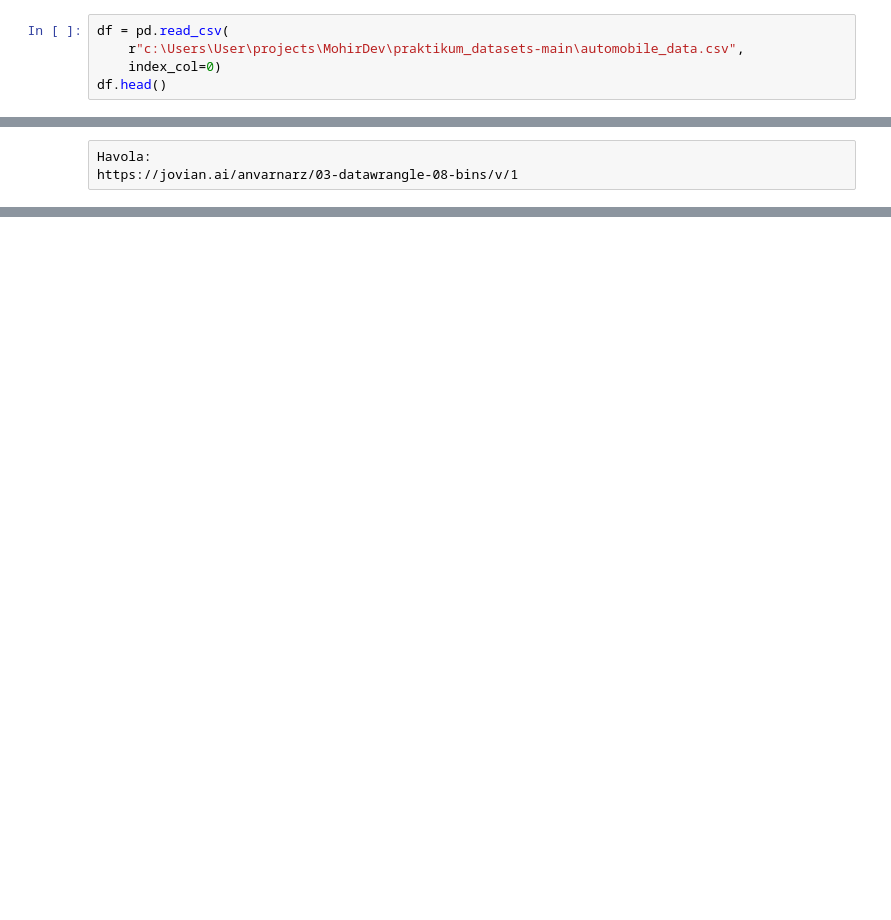
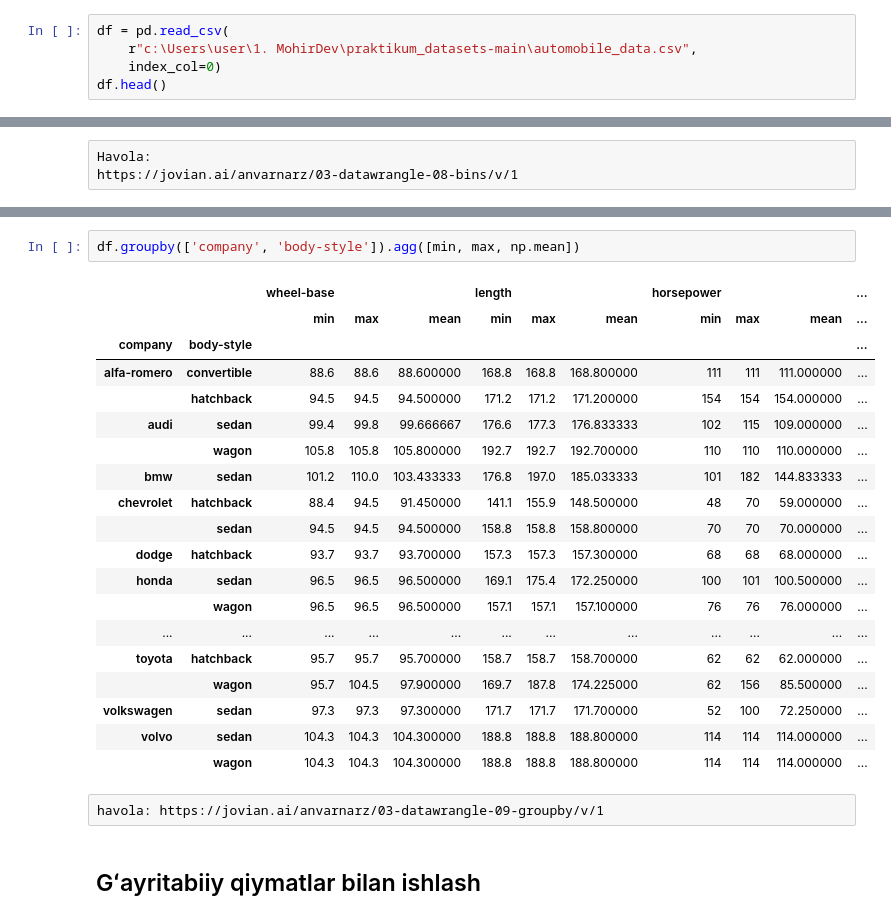
Before and after one commit to ulubeykhuja/mohir_dev_lessons, a Jupyter notebook: tayyorlash_tozalash.ipynb, the cells around one changed output, grey strips where cells are left out. Saved outputs shown, nothing was run; the diff lists cells and outputs as text; blank space fills up the shorter version.

```diff
--- a/tayyorlash_tozalash.ipynb
+++ b/tayyorlash_tozalash.ipynb
@@ -579,6 +138,6 @@ df
 # %%
 df = pd.read_csv(
-    r"c:\Users\User\projects\MohirDev\praktikum_datasets-main\automobile_data.csv",
+    r"c:\Users\user\1. MohirDev\praktikum_datasets-main\automobile_data.csv",
     index_col=0)
 df.head()
 # %% [output]
@@ -664,0 +307,26 @@ https://jovian.ai/anvarnarz/03-datawrangle-08-bins/v/1
+# %%
+df.groupby(['company', 'body-style']).agg([min, max, np.mean])
+# %% [output]
+|  |  | wheel-base |  |  | length |  |  | horsepower |  |  | ... |
+|  |  | min | max | mean | min | max | mean | min | max | mean | ... |
+| company | body-style |  |  |  |  |  |  |  |  |  | ... |
+| alfa-romero | convertible | 88.6 | 88.6 | 88.600000 | 168.8 | 168.8 | 168.800000 | 111 | 111 | 111.000000 | ... |
+|  | hatchback | 94.5 | 94.5 | 94.500000 | 171.2 | 171.2 | 171.200000 | 154 | 154 | 154.000000 | ... |
+| audi | sedan | 99.4 | 99.8 | 99.666667 | 176.6 | 177.3 | 176.833333 | 102 | 115 | 109.000000 | ... |
+|  | wagon | 105.8 | 105.8 | 105.800000 | 192.7 | 192.7 | 192.700000 | 110 | 110 | 110.000000 | ... |
+| bmw | sedan | 101.2 | 110.0 | 103.433333 | 176.8 | 197.0 | 185.033333 | 101 | 182 | 144.833333 | ... |
+| chevrolet | hatchback | 88.4 | 94.5 | 91.450000 | 141.1 | 155.9 | 148.500000 | 48 | 70 | 59.000000 | ... |
+|  | sedan | 94.5 | 94.5 | 94.500000 | 158.8 | 158.8 | 158.800000 | 70 | 70 | 70.000000 | ... |
+| dodge | hatchback | 93.7 | 93.7 | 93.700000 | 157.3 | 157.3 | 157.300000 | 68 | 68 | 68.000000 | ... |
+| honda | sedan | 96.5 | 96.5 | 96.500000 | 169.1 | 175.4 | 172.250000 | 100 | 101 | 100.500000 | ... |
+|  | wagon | 96.5 | 96.5 | 96.500000 | 157.1 | 157.1 | 157.100000 | 76 | 76 | 76.000000 | ... |
+| ... | ... | ... | ... | ... | ... | ... | ... | ... | ... | ... | ... |
+| toyota | hatchback | 95.7 | 95.7 | 95.700000 | 158.7 | 158.7 | 158.700000 | 62 | 62 | 62.000000 | ... |
+|  | wagon | 95.7 | 104.5 | 97.900000 | 169.7 | 187.8 | 174.225000 | 62 | 156 | 85.500000 | ... |
+| volkswagen | sedan | 97.3 | 97.3 | 97.300000 | 171.7 | 171.7 | 171.700000 | 52 | 100 | 72.250000 | ... |
+| volvo | sedan | 104.3 | 104.3 | 104.300000 | 188.8 | 188.8 | 188.800000 | 114 | 114 | 114.000000 | ... |
+|  | wagon | 104.3 | 104.3 | 104.300000 | 188.8 | 188.8 | 188.800000 | 114 | 114 | 114.000000 | ... |
+# %% [raw]
+havola: https://jovian.ai/anvarnarz/03-datawrangle-09-groupby/v/1
+# %% [markdown]
+## Gʻayritabiiy qiymatlar bilan ishlash
```
Also changed, not shown: parts of 78 cells of this notebook, 1 other file.
